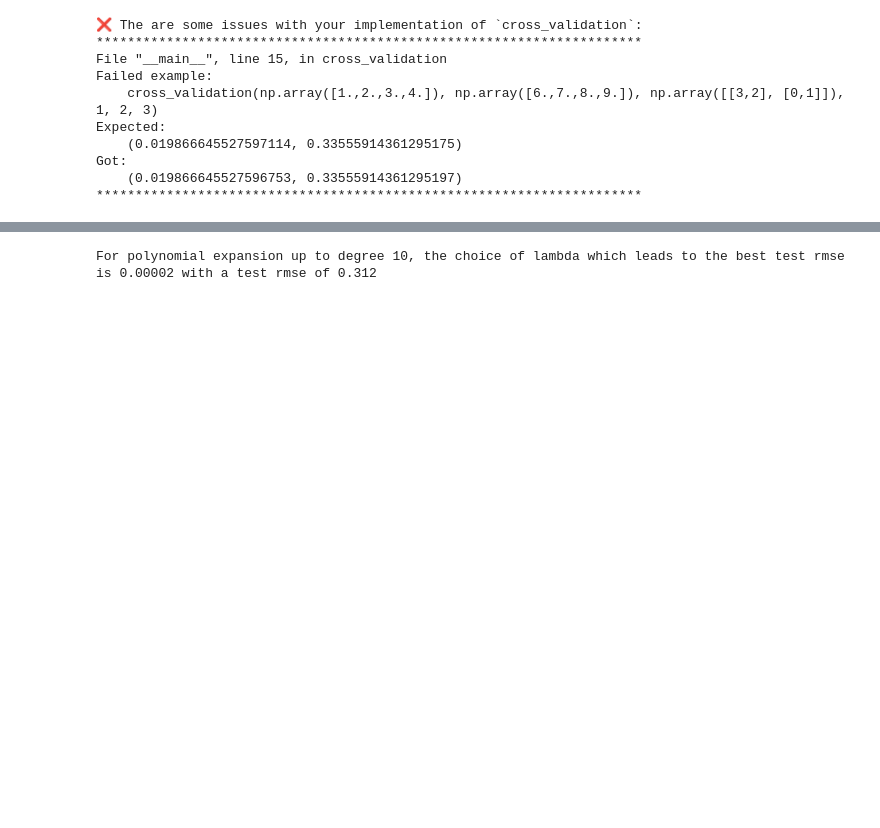
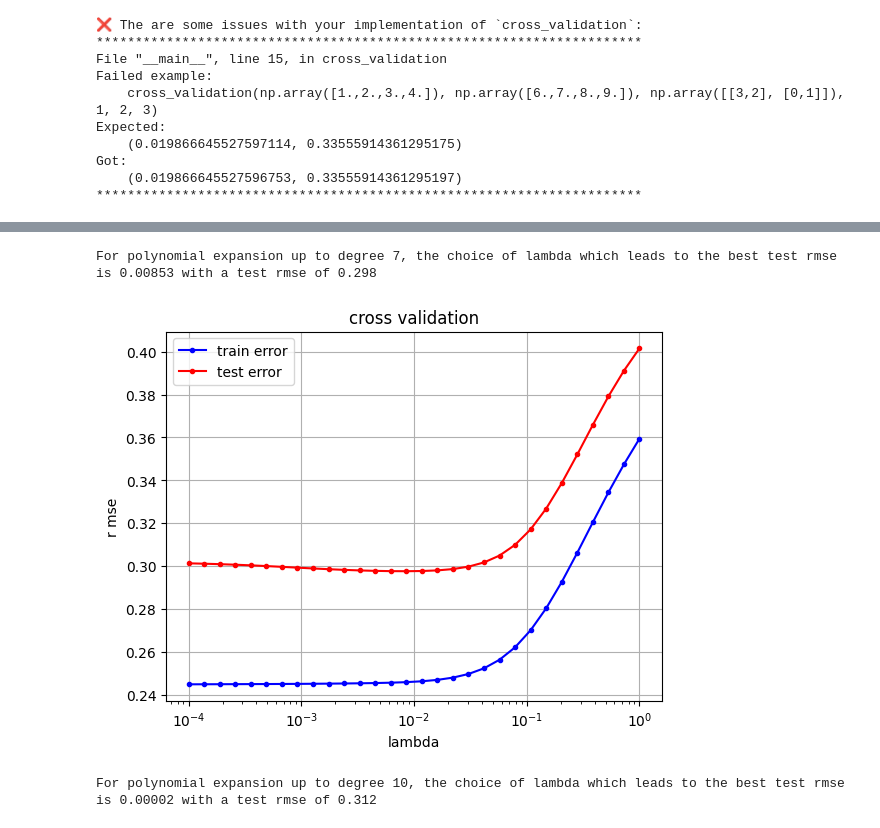
Before and after one commit to mokamv/ML_course, a Jupyter notebook: labs/ex04/template/ex04.ipynb, the cells around one changed output, grey strips where cells are left out. Saved outputs shown, nothing was run; the diff lists cells and outputs as text; code cells hidden in the pictures; blank space fills up the shorter version.

```diff
--- a/labs/ex04/template/ex04.ipynb
+++ b/labs/ex04/template/ex04.ipynb
@@ -211,3 +217,69 @@ You can play around with the number of folds and the degree of your polynomial e
+# %%
+from plots import cross_validation_visualization
+
+
+def cross_validation_demo(degree, k_fold, lambdas):
+    """cross validation over regularisation parameter lambda.
+
+    Args:
+        degree: integer, degree of the polynomial expansion
+        k_fold: integer, the number of folds
+        lambdas: shape = (p, ) where p is the number of values of lambda to test
+    Returns:
+        best_lambda : scalar, value of the best lambda
+        best_rmse : scalar, the associated root mean squared error for the best lambda
+    """
+
+    seed = 12
+    degree = degree
+    k_fold = k_fold
+    lambdas = lambdas
+    # split data in k fold
+    k_indices = build_k_indices(y, k_fold, seed)
+    # define lists to store the loss of training data and test data
+    rmse_tr = []
+    rmse_te = []
+    best_lambda, best_rmse = None, np.inf
+    # ***************************************************
+    # INSERT YOUR CODE HERE
+    # cross validation over lambdas:
+    # inside cross_validation_demo, replace the for-loop body with this:
+
+    for lambda_ in lambdas:
+        rmse_tr_folds = []
+        rmse_te_folds = []
+        for k in range(k_fold):
+            curr_rmse_tr, curr_rmse_te = cross_validation(y, x, k_indices, k, lambda_, degree)
+            rmse_tr_folds.append(curr_rmse_tr)
+            rmse_te_folds.append(curr_rmse_te)
+
+        # aggregate across folds
+        mean_rmse_tr = np.mean(rmse_tr_folds)
+        mean_rmse_te = np.mean(rmse_te_folds)
+        std_rmse_te = np.std(rmse_te_folds)  # optional: can be used for error bars
+
+        # keep best by averaged test RMSE
+        if mean_rmse_te < best_rmse:
+            best_lambda = lambda_
+            best_rmse = mean_rmse_te
+
+        rmse_tr.append(mean_rmse_tr)
+        rmse_te.append(mean_rmse_te)
+    # ***************************************************
+
+    cross_validation_visualization(lambdas, rmse_tr, rmse_te)
+    print(
+        "For polynomial expansion up to degree %.f, the choice of lambda which leads to the best test rmse is %.5f with a test rmse of %.3f"
+        % (degree, best_lambda, best_rmse)
+    )
+    return best_lambda, best_rmse
+
+
+best_lambda, best_rmse = cross_validation_demo(7, 4, np.logspace(-4, 0, 30))
+# You can play around with the number of folds and the degree of your polynomial expansion.
+# %% [output]
+For polynomial expansion up to degree 7, the choice of lambda which leads to the best test rmse is 0.00853 with a test rmse of 0.298
+[figure, added]
 # %%
 best_lambda, best_rmse = cross_validation_demo(10, 4, np.logspace(-10, -2, 30))
 # %% [output]
```
Also changed, not shown: parts of 7 cells of this notebook, 1 other file.
